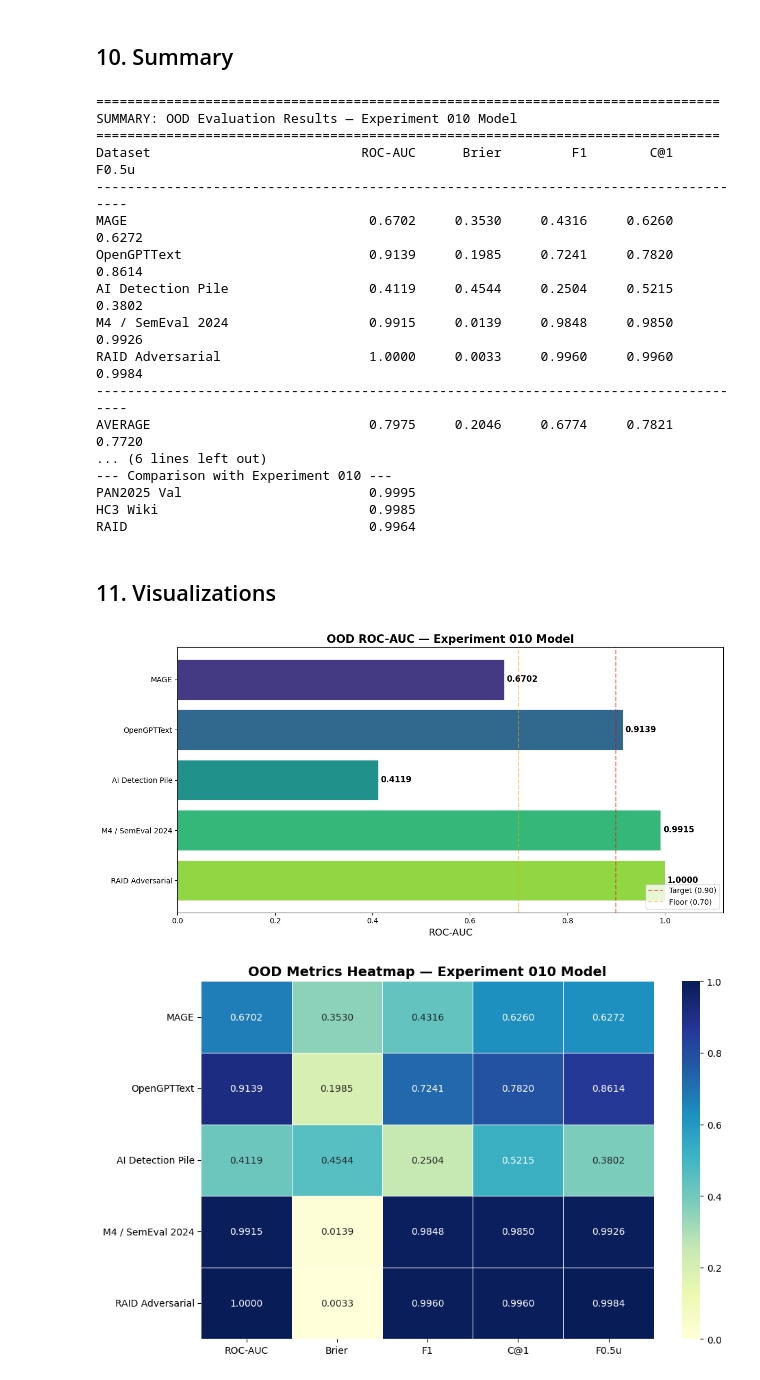
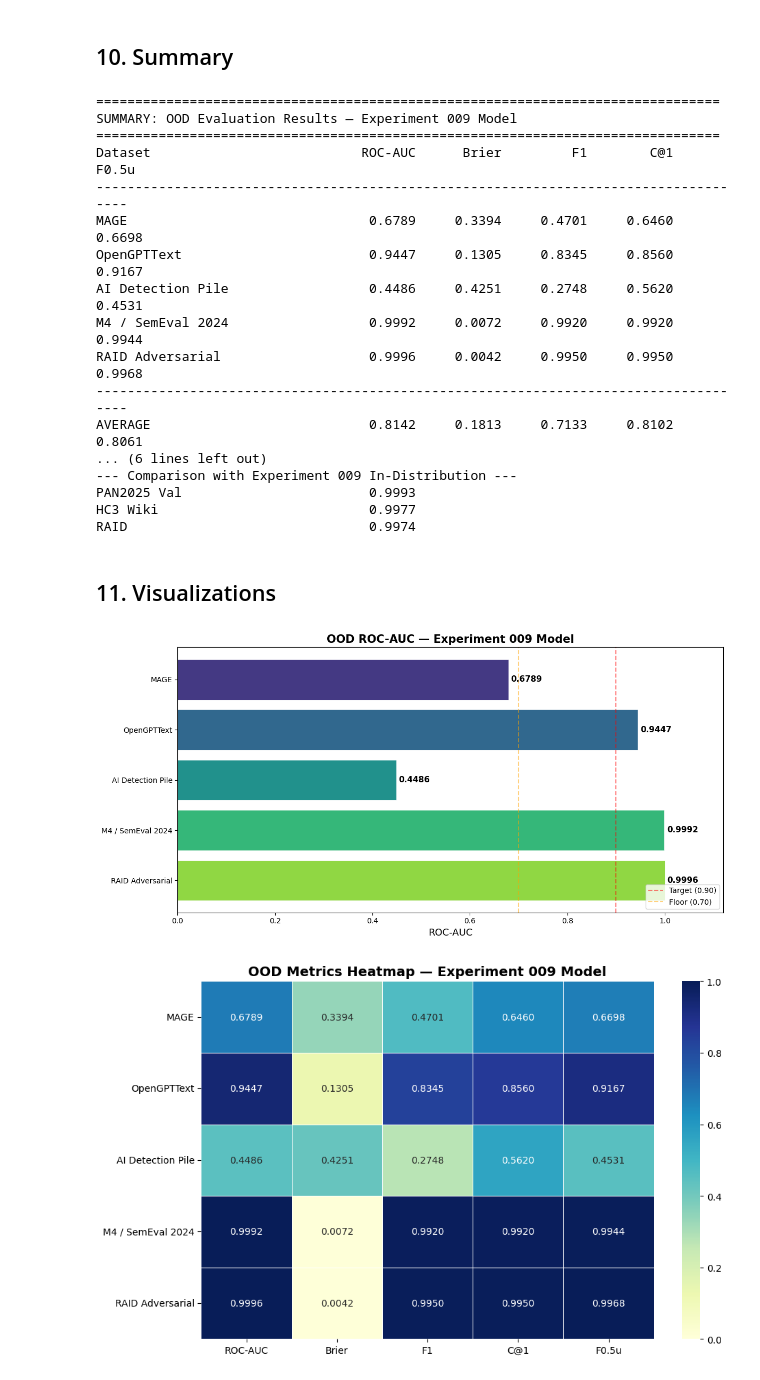
Before and after one commit to dsgt-arc/pan-2026, a Jupyter notebook: notebooks/011-extensive-ood-evals/011_extensive_ood_evals.ipynb, the cells around one changed output. Cells and saved outputs as stored; diff of their text form; code cells hidden in the pictures.

```diff
--- a/notebooks/011-extensive-ood-evals/011_extensive_ood_evals.ipynb
+++ b/notebooks/011-extensive-ood-evals/011_extensive_ood_evals.ipynb
@@ -48,9 +48,9 @@ random.seed(SEED)
 np.random.seed(SEED)
 torch.manual_seed(SEED)
 
-ADAPTER_REPO = 'hersheys-baklava/qwen-lora-pan2026-010-obfuscation'
+ADAPTER_REPO = 'hersheys-baklava/qwen-lora-pan2026-009'
 BASE_MODEL = 'Qwen/Qwen2.5-1.5B'
-HF_RESULTS_REPO = 'hersheys-baklava/pan2026-011-ood-eval-results'
+HF_RESULTS_REPO = 'hersheys-baklava/pan2026-011-ood-eval-results-009'
 MAX_SAMPLES_PER_DATASET = 1000
 CHUNK_SIZE = 512
 CHUNK_STRIDE = 256
@@ -672,7 +652,7 @@ Evaluating: RAID Adversarial (1000 samples)
 ## 10. Summary
 # %%
 print('\n' + '=' * 80)
-print('SUMMARY: OOD Evaluation Results — Experiment 010 Model')
+print('SUMMARY: OOD Evaluation Results — Experiment 009 Model')
 print('=' * 80)
 
 header = f'{"Dataset":30s} {"ROC-AUC":>10s} {"Brier":>10s} {"F1":>10s} {"C@1":>10s} {"F0.5u":>10s}'
@@ -702,54 +682,54 @@ if all_results:
     print(f'  Weakest dataset: {min_auc_ds}')
     print(f'Avg Brier Score:  {avg_brier:.4f}  {"✅ PASS" if avg_brier <= 0.10 else "❌ FAIL"} (target ≤ 0.10)')
 
-print('\n--- Comparison with Experiment 010 ---')
-print(f'{"PAN2025 Val":30s} {"0.9995":>10s}')
-print(f'{"HC3 Wiki":30s} {"0.9985":>10s}')
-print(f'{"RAID":30s} {"0.9964":>10s}')
+print('\n--- Comparison with Experiment 009 In-Distribution ---')
+print(f'{"PAN2025 Val":30s} {"0.9993":>10s}')
+print(f'{"HC3 Wiki":30s} {"0.9977":>10s}')
+print(f'{"RAID":30s} {"0.9974":>10s}')
 # %% [output]
 ================================================================================
-SUMMARY: OOD Evaluation Results — Experiment 010 Model
+SUMMARY: OOD Evaluation Results — Experiment 009 Model
 ================================================================================
 Dataset                           ROC-AUC      Brier         F1        C@1      F0.5u
 -------------------------------------------------------------------------------------
-MAGE                               0.6702     0.3530     0.4316     0.6260     0.6272
-OpenGPTText                        0.9139     0.1985     0.7241     0.7820     0.8614
-AI Detection Pile                  0.4119     0.4544     0.2504     0.5215     0.3802
-M4 / SemEval 2024                  0.9915     0.0139     0.9848     0.9850     0.9926
-RAID Adversarial                   1.0000     0.0033     0.9960     0.9960     0.9984
+MAGE                               0.6789     0.3394     0.4701     0.6460     0.6698
+OpenGPTText                        0.9447     0.1305     0.8345     0.8560     0.9167
+AI Detection Pile                  0.4486     0.4251     0.2748     0.5620     0.4531
+M4 / SemEval 2024                  0.9992     0.0072     0.9920     0.9920     0.9944
+RAID Adversarial                   0.9996     0.0042     0.9950     0.9950     0.9968
 -------------------------------------------------------------------------------------
-AVERAGE                            0.7975     0.2046     0.6774     0.7821     0.7720
+AVERAGE                            0.8142     0.1813     0.7133     0.8102     0.8061
 ... (6 lines left out)
---- Comparison with Experiment 010 ---
-PAN2025 Val                        0.9995
-HC3 Wiki                           0.9985
-RAID                               0.9964
+--- Comparison with Experiment 009 In-Distribution ---
+PAN2025 Val                        0.9993
+HC3 Wiki                           0.9977
+RAID                               0.9974
 # %% [markdown]
 ## 11. Visualizations
 # %%
 # ROC-AUC bar chart
 if all_results:
     datasets_list = list(all_results.keys())
     aucs = [all_results[d]['ROC-AUC'] for d in datasets_list]
 
     fig, ax = plt.subplots(figsize=(12, 6))
     colors = sns.color_palette('viridis', len(datasets_list))
     bars = ax.barh(datasets_list, aucs, color=colors, edgecolor='white', linewidth=0.5)
     for bar, val in zip(bars, aucs):
         ax.text(bar.get_width() + 0.005, bar.get_y() + bar.get_height() / 2,
                 f'{val:.4f}', va='center', fontsize=11, fontweight='bold')
     ax.set_xlim(0, 1.12)
     ax.set_xlabel('ROC-AUC', fontsize=13)
-    ax.set_title('OOD ROC-AUC — Experiment 010 Model', fontsize=15, fontweight='bold')
+    ax.set_title('OOD ROC-AUC — Experiment 009 Model', fontsize=15, fontweight='bold')
     ax.axvline(x=0.9, color='red', linestyle='--', alpha=0.5, label='Target (0.90)')
     ax.axvline(x=0.7, color='orange', linestyle='--', alpha=0.5, label='Floor (0.70)')
     ax.legend(loc='lower right')
     ax.invert_yaxis()
     plt.tight_layout()
     plt.savefig(ARTIFACTS_DIR / 'ood_roc_comparison.png', dpi=150, bbox_inches='tight')
     plt.show()
 # %% [output]
-[figure, old version]
+[figure, new version]
 # %%
 # Metrics heatmap
 if all_results:
```
Also changed, not shown: parts of 11 cells of this notebook, 10 other files.
